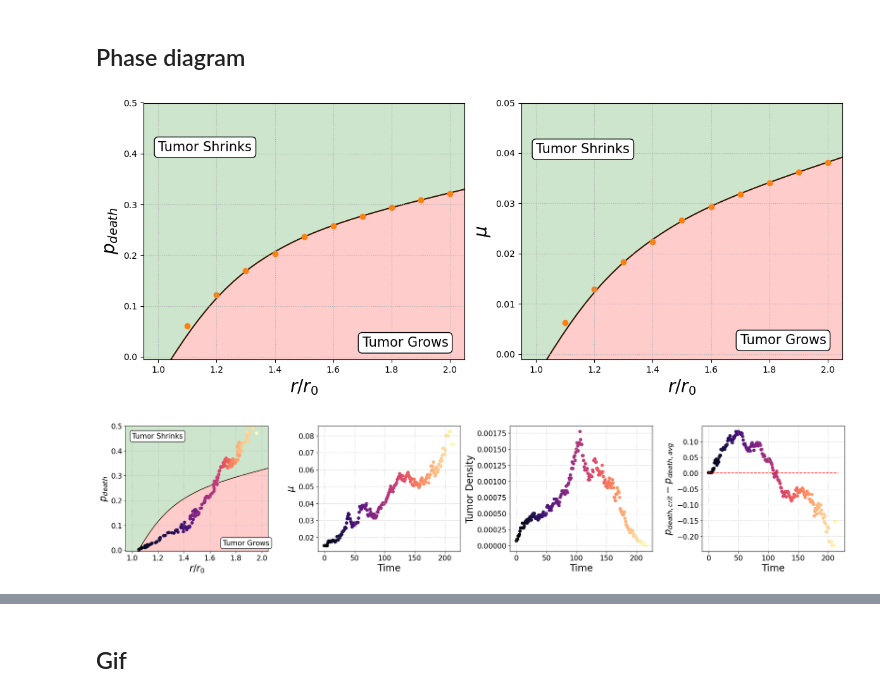
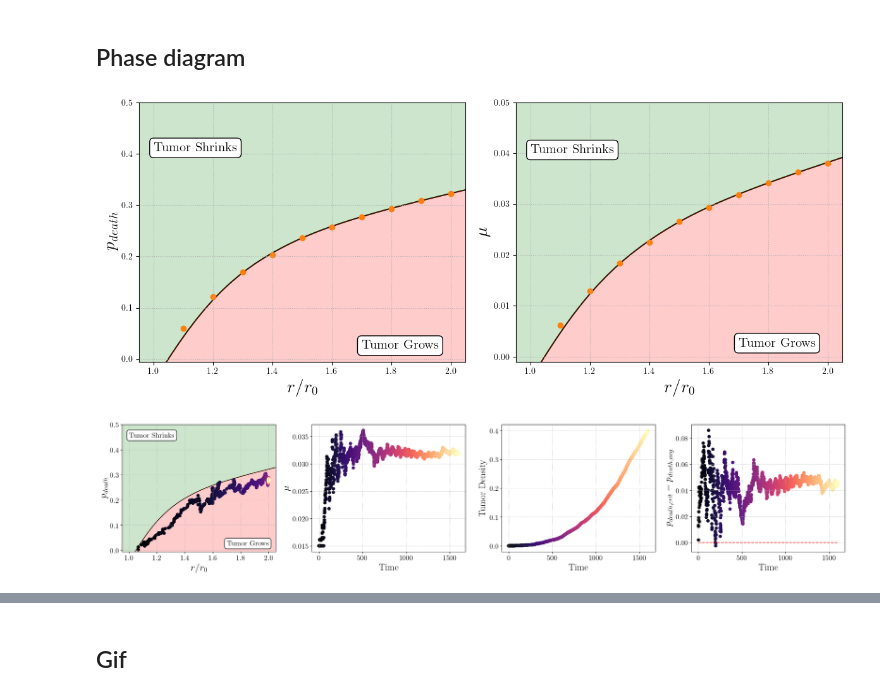
Before and after one commit to francescozambelli/CancerEvo, a Jupyter notebook: analysis.ipynb, the cells around one changed output, grey strips where cells are left out. Saved outputs shown, nothing was run; the diff lists cells and outputs as text; code cells hidden in the pictures.

```diff
--- a/analysis.ipynb
+++ b/analysis.ipynb
@@ -12,6 +12,16 @@ from tqdm import tqdm
 from scipy.interpolate import make_smoothing_spline
 from sklearn.metrics import r2_score
 
+from mpl_toolkits.mplot3d import Axes3D
+from matplotlib.ticker import FormatStrFormatter
+from mpl_toolkits.mplot3d.art3d import Poly3DCollection
+
+plt.rcParams.update({
+    "text.usetex": True,
+    "font.family": "serif",
+    "font.serif": ["Computer Modern Roman"],
+})
+
 import imageio
 import os
 import shutil
@@ -605,21 +441,31 @@ ax[1].set_ylabel(r"$\mu$", fontsize=20)
 [axi.grid(ls=":") for axi in ax]
 plt.tight_layout()
 # %% [output]
-[figure, old version]
+[figure, new version]
 # %%
 #### Load Data ####
 ###################
-idx = helt_int[13]
-rs = read_file("../Data/CancerEvo/0ch_r.txt")[idx]
-mus = read_file("../Data/CancerEvo/0ch_mu.txt")[idx]
-k = read_file("../Data/CancerEvo/0ch_k.txt")[idx]
-t = read_file("../Data/CancerEvo/0ch_t.txt")[idx]
+#4
+idx_h = np.where(np.all([np.array([len(m) for m in mus_0]) > 200, ss_0=="Health"], axis=0))[0][4]
+idx_t = np.where(np.all([np.array([len(m) for m in mus_0]) > 200, ss_0=="Tumor"], axis=0))[0][0]
+
+# Recovery case
+rs_h = read_file("../Data/CancerEvo/0ch_r.txt")[idx_h]
+mus_h = read_file("../Data/CancerEvo/0ch_mu.txt")[idx_h]
+k_h = read_file("../Data/CancerEvo/0ch_k.txt")[idx_h]
+t_h = read_file("../Data/CancerEvo/0ch_t.txt")[idx_h]
+
+# Proliferation case
+rs_t = read_file("../Data/CancerEvo/0ch_r.txt")[idx_t]
+mus_t = read_file("../Data/CancerEvo/0ch_mu.txt")[idx_t]
+k_t = read_file("../Data/CancerEvo/0ch_k.txt")[idx_t]
+t_t = read_file("../Data/CancerEvo/0ch_t.txt")[idx_t]
 
 N_chr = 2
 r0 = 1.5e-1
 N_HK = 10
 
-savefig = True
+savefig = False
 namefig = "../CancerEvo/images/fig3_health_1.png"
 # %%
 _,ax = plt.subplots(1,4,figsize=(22,4.7))
@@ -627,37 +473,37 @@ ax = ax.flatten()
 fontsize = 20
 [axi.tick_params(axis='both', which='major', labelsize=15) for axi in ax]
 [axi.grid(ls=":") for axi in ax]
 
 # phase space graph
 spl = make_smoothing_spline(r_prop_list, p_die_data, lam=0.001)
 x_new = np.linspace(0.8,2.2,50)
 ax[0].plot(x_new, spl(x_new), color="k", zorder=0)
 ax[0].fill_between(x_new, spl(x_new),max(spl(x_new))*1.5, alpha=0.2, color="green")
 ax[0].fill_between(x_new, -1, spl(x_new), alpha=0.2, color="red")
-points = np.array([dyn_state(r=r, r0=r0, mu=mu, k=k, N=N_HK) for r,mu,k in zip(rs,mus,k)])
-ax[0].scatter(*points.T, c=np.linspace(0,1,len(points)), cmap="magma", label="Tumor")
+points_t = np.array([dyn_state(r=r, r0=r0, mu=mu, k=k, N=N_HK) for r,mu,k in zip(rs_t,mus_t,k_t)])
+ax[0].scatter(*points_t.T, c=np.linspace(0,1,len(points_t)), cmap="magma", label="Tumor")
 ax[0].set_xlabel(r"$r/r_0$", fontsize=fontsize)
 ax[0].set_ylabel(r"$p_{death}$", fontsize=fontsize)
 ax[0].set_xlim([0.95,2.05])
 ax[0].set_ylim([-0.005,0.5])
 ax[0].text(1,0.45,"Tumor Shrinks", bbox=dict(facecolor='white', edgecolor='black', boxstyle='round,pad=0.3'), fontsize=15)
 ax[0].text(1.7,0.02,"Tumor Grows", bbox=dict(facecolor='white', edgecolor='black', boxstyle='round,pad=0.3'), fontsize=15)
 # mutation rate
-ax[1].scatter(np.arange(len(t)), mus, c=np.arange(len(t)), cmap="magma", zorder=0)
+ax[1].scatter(np.arange(len(mus_t)), mus_t, c=np.arange(len(t_t)), cmap="magma", zorder=0)
 ax[1].set_xlabel("Time", fontsize=fontsize)
 ax[1].set_ylabel(r"$\mu$", fontsize=fontsize)
 # tumor size
-ax[2].scatter(np.arange(len(t)), t, c=np.arange(len(t)), cmap="magma", zorder=0)
+ax[2].scatter(np.arange(len(t_t)), t_t, c=np.arange(len(t_t)), cmap="magma", zorder=0)
 ax[2].set_xlabel("Time", fontsize=fontsize)
 ax[2].set_ylabel("Tumor Density", fontsize=fontsize)
 # distance critical line
-ax[3].scatter(np.arange(len(t)), [spl(rsi/r0)-p_d for rsi,p_d in zip(rs, points[:,1])], c=np.arange(len(t)), cmap="magma", zorder=0)
-ax[3].hlines(0,0,len(t), color="red", ls="--")
+ax[3].scatter(np.arange(len(t_t)), [spl(rsi/r0)-p_d for rsi,p_d in zip(rs_t, points_t[:,1])], c=np.arange(len(t_t)), cmap="magma", zorder=0)
+ax[3].hlines(0,0,len(t_t), color="red", ls="--")
 ax[3].set_xlabel("Time", fontsize=fontsize)
 ax[3].set_ylabel(r"$p_{death,crit}-p_{death,avg}$", fontsize=fontsize)
 
 plt.tight_layout()
 if savefig:
     plt.savefig(namefig)
 # %% [output]
-[figure, old version]
+[figure, new version]
```
Also changed, not shown: parts of 34 cells of this notebook, 12 other files.
